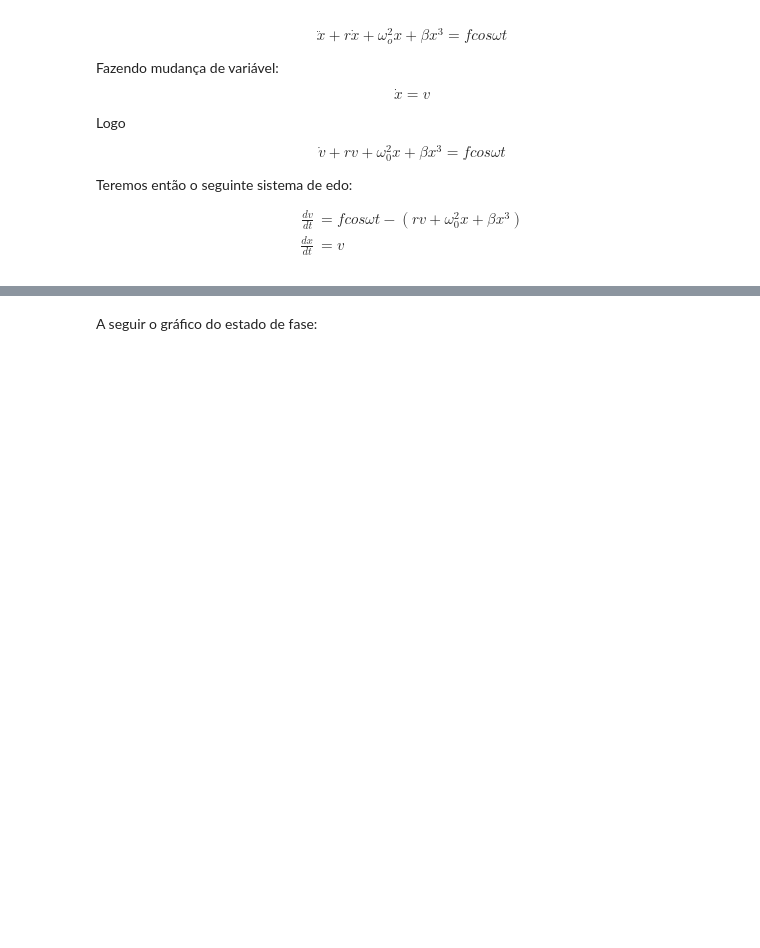
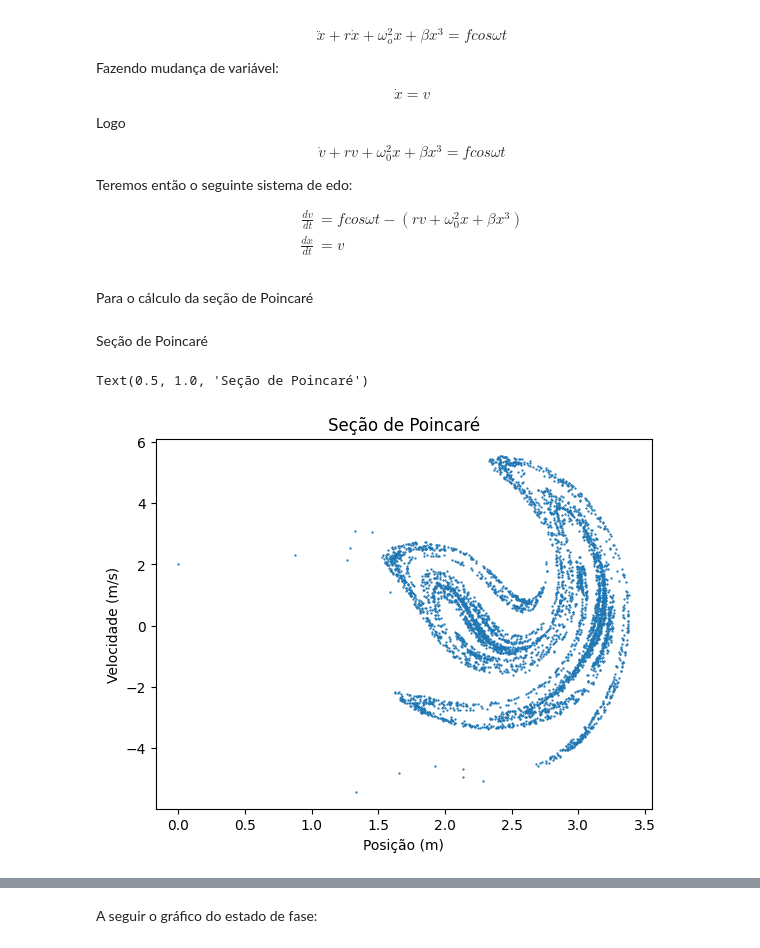
Before and after one commit to mickpires/Duffing-oscilator, a Jupyter notebook: duffing.ipynb, the cells around one changed output, grey strips where cells are left out. Cells and saved outputs as stored; diff of their text form; code cells hidden in the pictures; blank space fills up the shorter version.

```diff
--- a/duffing.ipynb
+++ b/duffing.ipynb
@@ -33,3 +33,32 @@ def edo(t,y):
     dxdt = v
 
     return [dvdt,dxdt]
+
+w = 1
+condições_iniciais1 = [0,0] # velocidade e posição
+# %% [markdown]
+Para o cálculo da seção de Poincaré
+# %%
+t0 = 0
+numero_pontos = 5000
+tfinal = numero_pontos * 2 * np.pi/w
+incremento =tfinal/numero_pontos
+ts_poincare = np.arange(t0, tfinal, incremento)
+
+
+sol_poincare = solve_ivp(edo,t_span=[t0,tfinal],y0=condições_iniciais1,t_eval=ts_poincare)
+
+x1_poincare = sol_poincare.y[1]
+v1_poincare = sol_poincare.y[0]
+# %% [markdown]
+Seção de Poincaré
+# %%
+#Poincaré
+plt.figure()
+plt.scatter(x1_poincare, v1_poincare, s=.4)
+plt.xlabel('Posição (m)')
+plt.ylabel('Velocidade (m/s)')
+plt.title('Seção de Poincaré')
+# %% [output]
+Text(0.5, 1.0, 'Seção de Poincaré')
+[figure, added]
```
Also changed, not shown: parts of 7 cells of this notebook, 1 other file.
